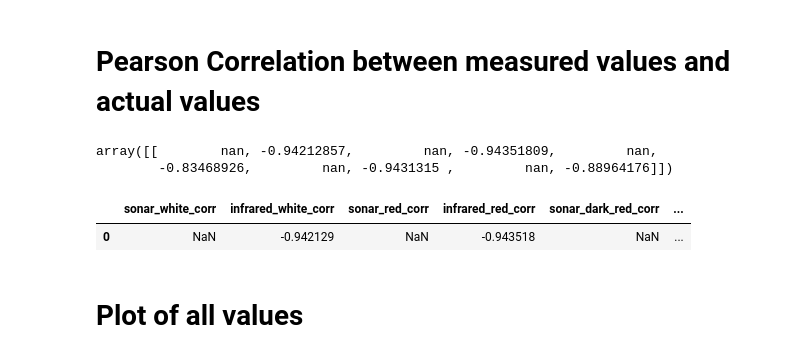
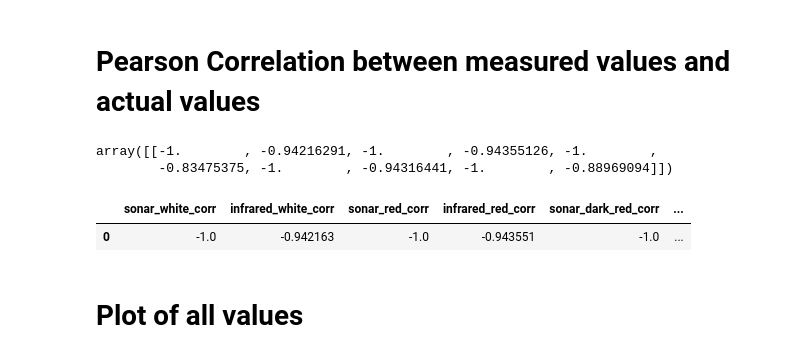
Before and after one commit to lsch0lz/webots_sensor_experiments, a Jupyter notebook: notebook/proximity.ipynb, the cells around one changed output. Cells and saved outputs as stored; diff of their text form; code cells hidden in the pictures.

Commit message:
switch sensor type from sonar to laser

```diff
--- a/notebook/proximity.ipynb
+++ b/notebook/proximity.ipynb
@@ -27,26 +27,26 @@ df
 def correlation(row1, row2):
     return row1.corr(other=row2, method="pearson")
 # %%
-data = np.array([correlation(df.sonar_white, df.actual_white), correlation(df.infrared_white, df.actual_white),
-                 correlation(df.sonar_red, df.actual_red), correlation(df.infrared_red, df.actual_red),
-                 correlation(df.sonar_dark_red, df.actual_dark_red), correlation(df.infrared_dark_red, df.actual_dark_red),
-                 correlation(df.sonar_glowing_red, df.actual_glowing_red), correlation(df.infrared_glowing_red, df.actual_glowing_red),
-                 correlation(df.sonar_mirror, df.actual_mirror), correlation(df.infrared_mirror, df.actual_mirror)
+data = np.array([correlation(df.laser_white, df.actual_white), correlation(df.infrared_white, df.actual_white),
+                 correlation(df.laser_red, df.actual_red), correlation(df.infrared_red, df.actual_red),
+                 correlation(df.laser_dark_red, df.actual_dark_red), correlation(df.infrared_dark_red, df.actual_dark_red),
+                 correlation(df.laser_glowing_red, df.actual_glowing_red), correlation(df.infrared_glowing_red, df.actual_glowing_red),
+                 correlation(df.laser_mirror, df.actual_mirror), correlation(df.infrared_mirror, df.actual_mirror)
                  ]).reshape(1, 10)
 data
 # %% [output]
-array([[        nan, -0.94212857,         nan, -0.94351809,         nan,
-        -0.83468926,         nan, -0.9431315 ,         nan, -0.88964176]])
+array([[-1.        , -0.94216291, -1.        , -0.94355126, -1.        ,
+        -0.83475375, -1.        , -0.94316441, -1.        , -0.88969094]])
 # %%
-correlationDf = pd.DataFrame(data, columns=["sonar_white_corr", "infrared_white_corr",
-                                            "sonar_red_corr", "infrared_red_corr",
-                                            "sonar_dark_red_corr", "infrared_dark_red_corr",
-                                            "sonar_glowing_red_corr", "infrared_glowing_red_corr",
-                                            "sonar_mirror_corr", "infrared_mirror"])
+correlationDf = pd.DataFrame(data, columns=["laser_white_corr", "infrared_white_corr",
+                                            "laser_red_corr", "infrared_red_corr",
+                                            "laser_dark_red_corr", "infrared_dark_red_corr",
+                                            "laser_glowing_red_corr", "infrared_glowing_red_corr",
+                                            "laser_mirror_corr", "infrared_mirror"])
 correlationDf
 # %% [output]
 |  | sonar_white_corr | infrared_white_corr | sonar_red_corr | infrared_red_corr | sonar_dark_red_corr | ... |
-| 0 | NaN | -0.942129 | NaN | -0.943518 | NaN | ... |
+| 0 | -1.0 | -0.942163 | -1.0 | -0.943551 | -1.0 | ... |
 # %% [markdown]
 # Plot of all values
 # %%
```
Also changed, not shown: parts of 1 cell of this notebook, 4 other files.
